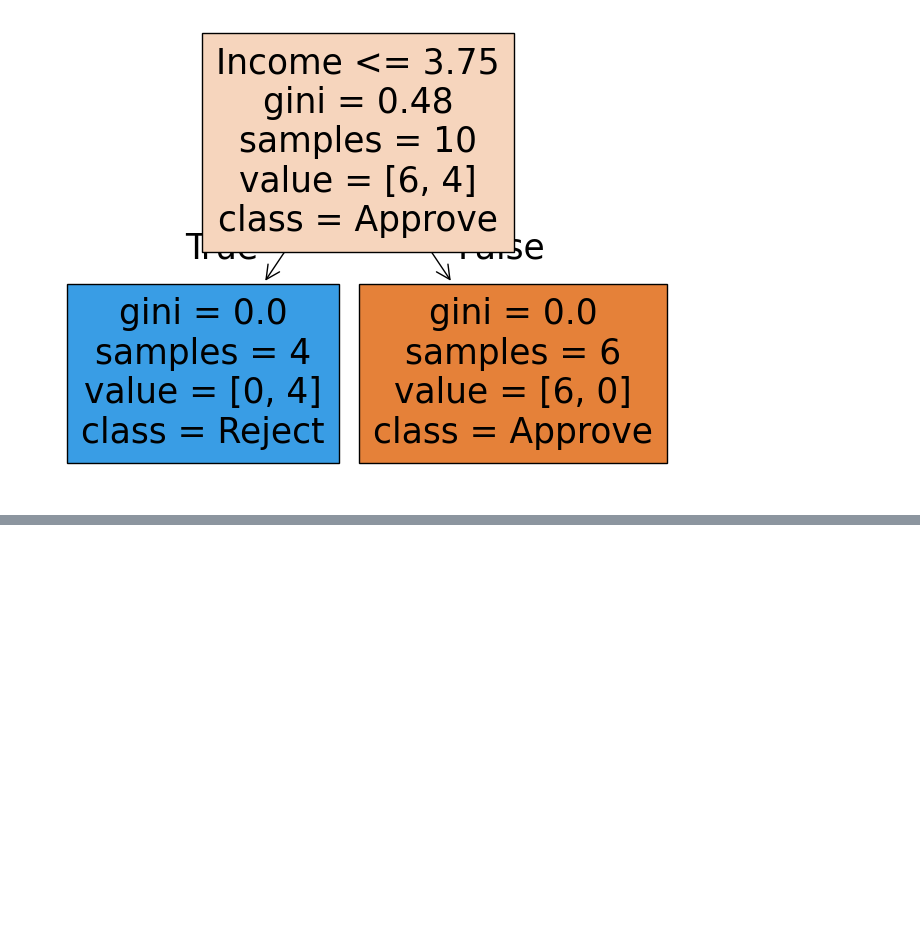
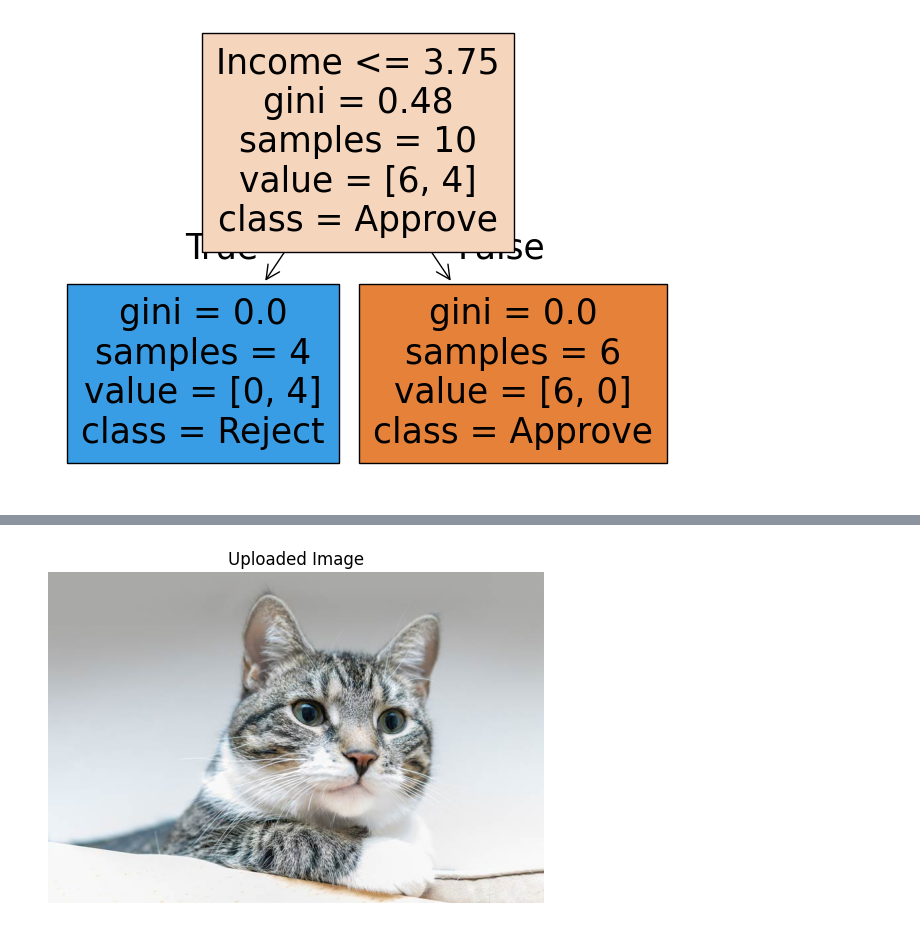
Before and after one commit to kbastart/ai, a Jupyter notebook: Machine_Learning.ipynb, the cells around one changed output, grey strips where cells are left out. Saved outputs shown, nothing was run; the diff lists cells and outputs as text; code cells hidden in the pictures; blank space fills up the shorter version.

```diff
--- a/Machine_Learning.ipynb
+++ b/Machine_Learning.ipynb
@@ -369,0 +1017,98 @@ Confusion Matrix:
+# %%
+
+import cv2
+import matplotlib.pyplot as plt
+import numpy as np
+
+
+
+from tensorflow.keras.datasets import cifar10
+from tensorflow.keras.models import Sequential
+from tensorflow.keras.layers import Flatten, Dense
+
+
+# Load Dataset
+(X_train, y_train), (X_test, y_test) = cifar10.load_data()
+
+# Normalize the image
+X_train = X_train / 255.0
+X_test = X_test / 255.0
+
+
+# Create the model
+model = Sequential()
+
+
+# Flatten the layer
+model.add(Flatten(input_shape=(32,32,3)))
+
+
+# Hidden layer
+model.add(Dense(128, activation='relu'))
+
+
+# Output Layer
+model.add(Dense(10, activation='softmax'))
+
+
+# Compile model
+model.compile(
+    optimizer='adam',
+    loss='sparse_categorical_crossentropy',
+    metrics=['accuracy']
+)
+
+
+# Train the model
+model.fit(X_train, y_train, epochs=30)
+
+
+
+
+#################################################
+
+
+image = cv2.imread("cat.jpg")
+
+image_rgb = cv2.cvtColor(image, cv2.COLOR_BGR2RGB)
+
+
+plt.imshow(image_rgb)
+
+plt.title("Uploaded Image")
+
+plt.axis("off")
+
+plt.show()
+
+
+resized = cv2.resize(image_rgb, (32, 32))
+resized = resized / 255.0
+
+
+
+input_image = np.expand_dims(resized, axis=0)
+
+prediction = model.predict(input_image)
+
+predicted_label = prediction.argmax()
+
+
+class_names = [
+    'airplane',
+    'automobile',
+    'bird',
+    'cat',
+    'deer',
+    'dog',
+    'frog',
+    'horse',
+    'ship',
+    'truck'
+]
+
+
+print("Predicted Class:\n")
+
+print(class_names[predicted_label])
+# %% [output]
@@ -369,0 +1132 @@ Confusion Matrix:
+[figure, added]
```
Also changed, not shown: parts of 24 cells of this notebook.
